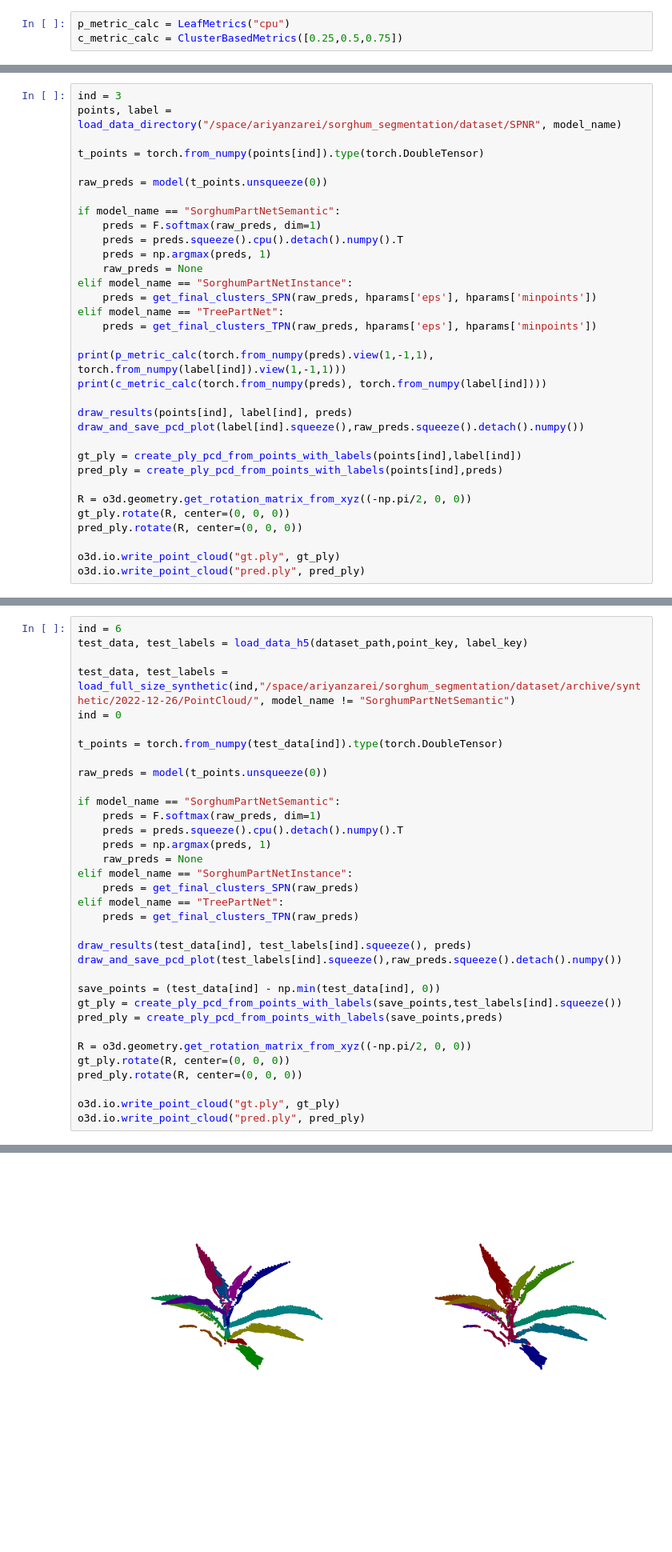
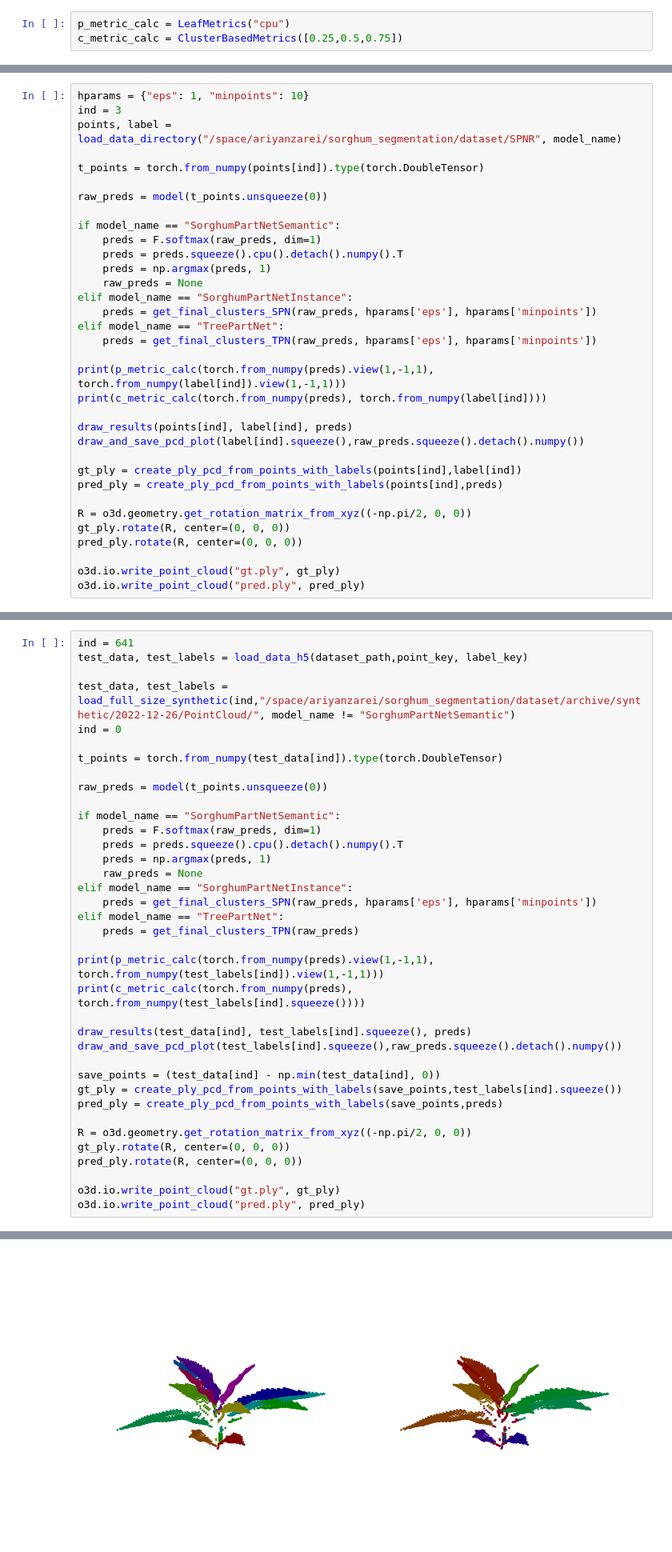
Before and after one commit to ariyanzri/PlantSegNet, a Jupyter notebook: visualization/visualize_predictions_paper.ipynb, the cells around one changed output, grey strips where cells are left out. Shown at 80% size. Saved outputs shown, nothing was run; the diff lists cells and outputs as text; blank space fills up the shorter version.

Commit message:
visualization and htuning fixed. AP is chosen for htuning

```diff
--- a/visualization/visualize_predictions_paper.ipynb
+++ b/visualization/visualize_predictions_paper.ipynb
@@ -117,6 +121,7 @@ model_path = os.path.join(
 model = load_model(model_name, model_path)
 hparams = load_json("/speedy/ariyanzarei/sorghum_segmentation/results/hparam_tuning_logs/SorghumPartNetInstance/SPNS/EXP_08/DBSCAN_best_param.json")
 # %%
+hparams = {"eps": 1, "minpoints": 10}
 ind = 3
 points, label = load_data_directory("/space/ariyanzarei/sorghum_segmentation/dataset/SPNR", model_name)
 
@@ -156,7 +161,7 @@ o3d.io.write_point_cloud("pred.ply", pred_ply)
 True
 [figure]
 # %%
-ind = 6
+ind = 641
 test_data, test_labels = load_data_h5(dataset_path,point_key, label_key)
 
 test_data, test_labels = load_full_size_synthetic(ind,"/space/ariyanzarei/sorghum_segmentation/dataset/archive/synthetic/2022-12-26/PointCloud/", model_name != "SorghumPartNetSemantic")
@@ -172,9 +177,12 @@ if model_name == "SorghumPartNetSemantic":
     preds = np.argmax(preds, 1)
     raw_preds = None
 elif model_name == "SorghumPartNetInstance":
-    preds = get_final_clusters_SPN(raw_preds)
+    preds = get_final_clusters_SPN(raw_preds, hparams['eps'], hparams['minpoints'])
 elif model_name == "TreePartNet":
     preds = get_final_clusters_TPN(raw_preds)
+
+print(p_metric_calc(torch.from_numpy(preds).view(1,-1,1), torch.from_numpy(test_labels[ind]).view(1,-1,1)))
+print(c_metric_calc(torch.from_numpy(preds), torch.from_numpy(test_labels[ind].squeeze())))
 
 draw_results(test_data[ind], test_labels[ind].squeeze(), preds)
 draw_and_save_pcd_plot(test_labels[ind].squeeze(),raw_preds.squeeze().detach().numpy())
@@ -193 +203 @@ o3d.io.write_point_cloud("pred.ply", pred_ply)
-[figure, old version]
+[figure, new version]
```
Also changed, not shown: parts of 3 cells of this notebook, 5 other files.
